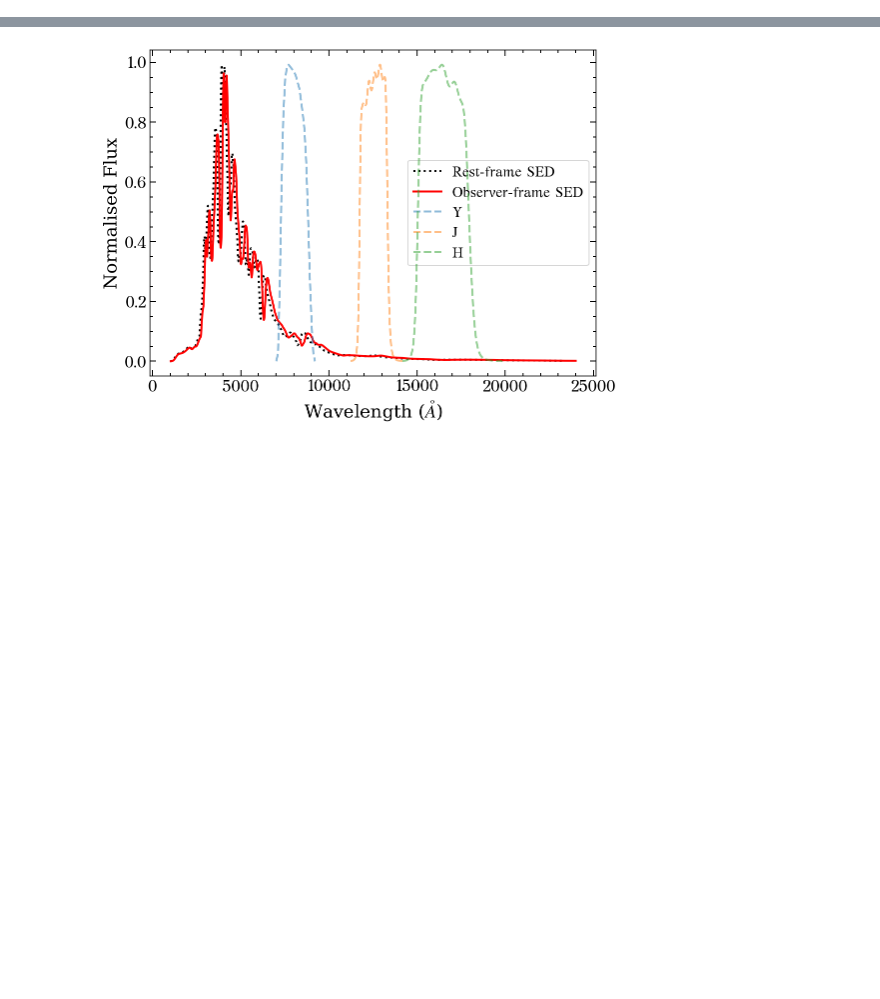
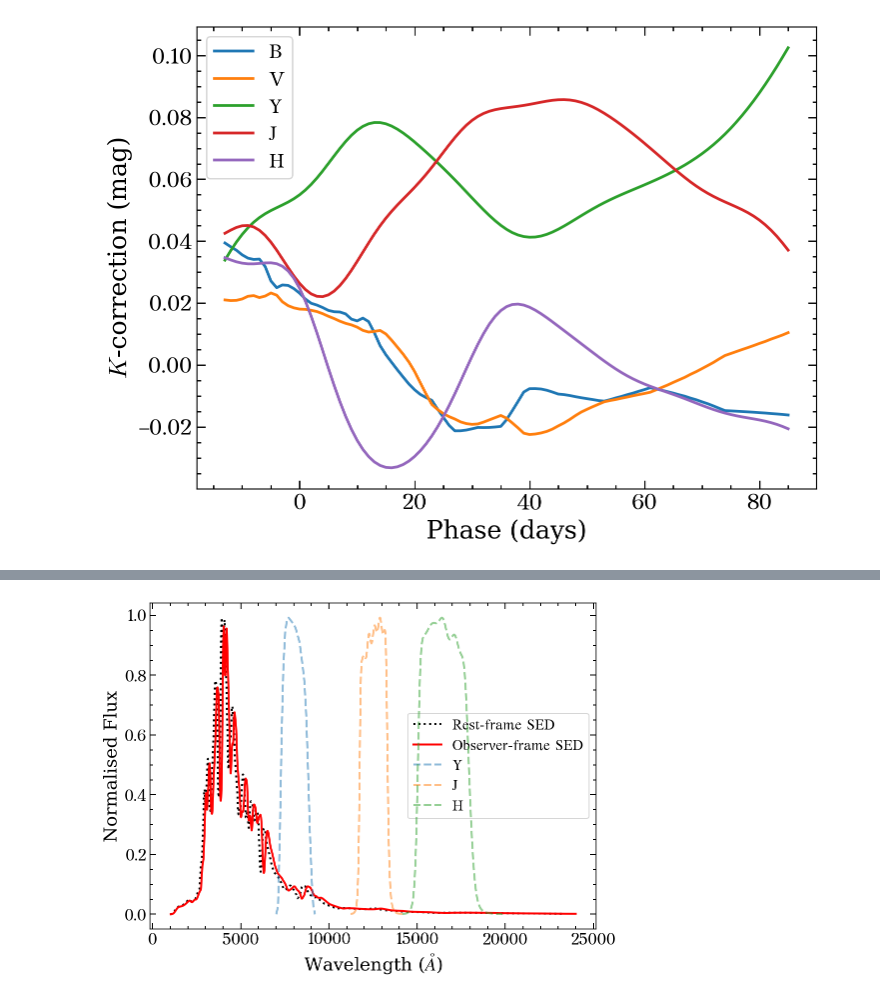
Before and after one commit to temuller/kcorrection, a Jupyter notebook: K-correction.ipynb, the cells around one changed output, grey strips where cells are left out. Cells and saved outputs as stored; diff of their text form; code cells hidden in the pictures; blank space fills up the shorter version.

```diff
--- a/K-correction.ipynb
+++ b/K-correction.ipynb
@@ -129,7 +129,7 @@ class MultiFilters(object):
                 filt_name = f"Bessell_{band}"
             elif band in "ugriz":
                 filt_name = f"sdss_{band}"
-            elif band in "JH":
+            elif band in "YJHK":
                 filt_name = f"UKIRT_{band}"
             single_filt = SingleFilter(filt_name)
             setattr(self, band, single_filt)
@@ -222,8 +222,6 @@ class MultiFilters(object):
 # %%
 class SEDTemplate(object):
     """Spectral energy distribution (SED) class.
-
-    This is used for correcting a supernova's multi-colout light curves.
     """
 
     def __init__(self, z=0.0, template="SNIa", bands=None):
@@ -353,7 +351,7 @@ class SEDTemplate(object):
         ax.tick_params(
             which="minor", length=3, width=1, direction="in", top=True, right=True
         )
-        plt.legend(fontsize=14)
+        ax.legend(fontsize=14)
 
         plt.show()
 
@@ -376,6 +374,7 @@ class SEDTemplate(object):
                 rest_wave, rest_flux, obs_wave, obs_flux = self.get_phase_data(phase)
                 rest_flux = self.filters[band].integrate_filter(rest_wave, rest_flux)
                 obs_flux = self.filters[band].integrate_filter(obs_wave, obs_flux)
+                obs_flux *= (1+self.z)
                 kcorr = -2.5*np.log10(rest_flux/obs_flux)
                 k_correction[band].append(kcorr)
 
@@ -527,5 +526,12 @@ class SEDTemplate(object):
         self.z = z_init
         self._redshift()
         self._calculate_k_correction()
+# %%
+z = 0.01
+sed = SEDTemplate(z, 'SNIa', bands='BVYJH')
+# %%
+sed.plot_k_correction()
+# %% [output]
+[figure, added]
 # %%
 z = 0.03
```
Also changed, not shown: parts of 4 cells of this notebook.
